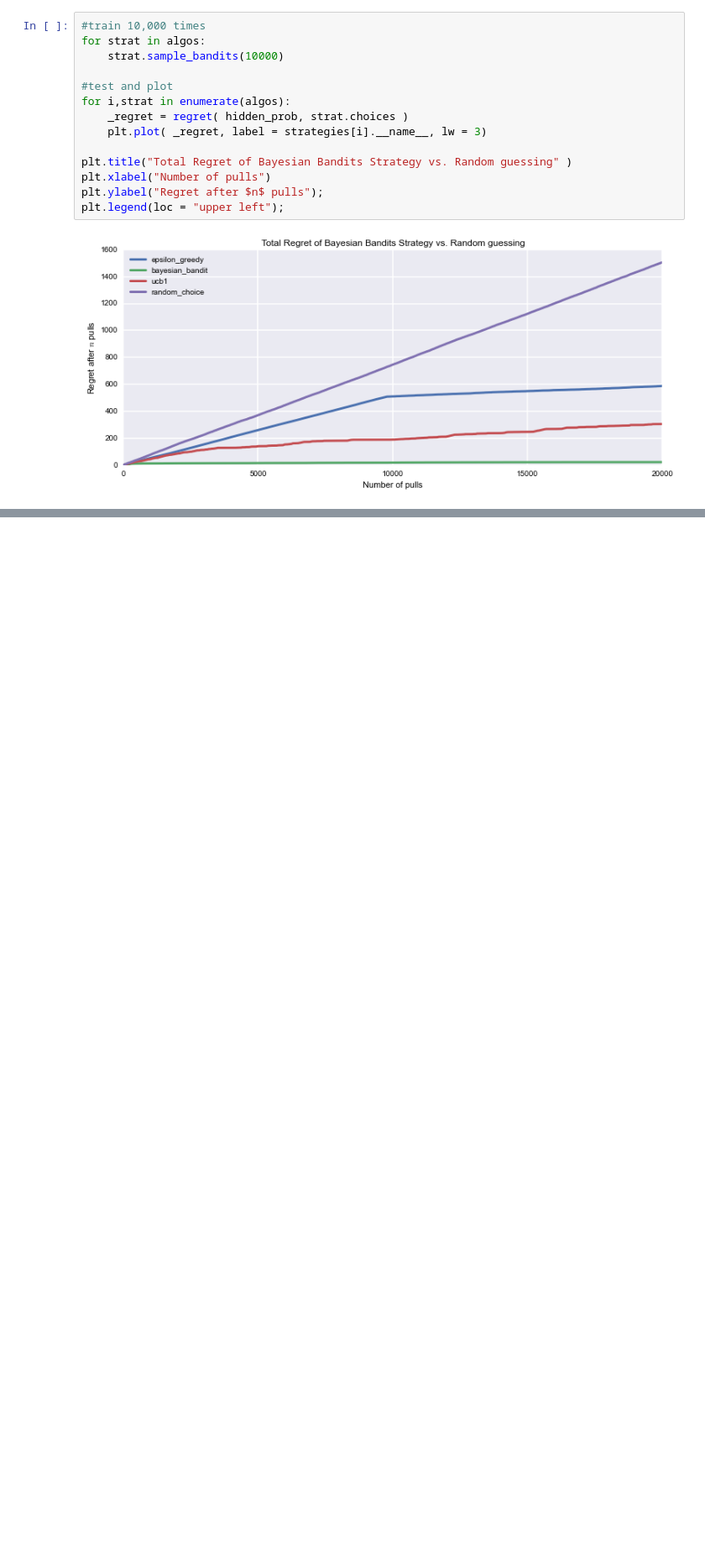
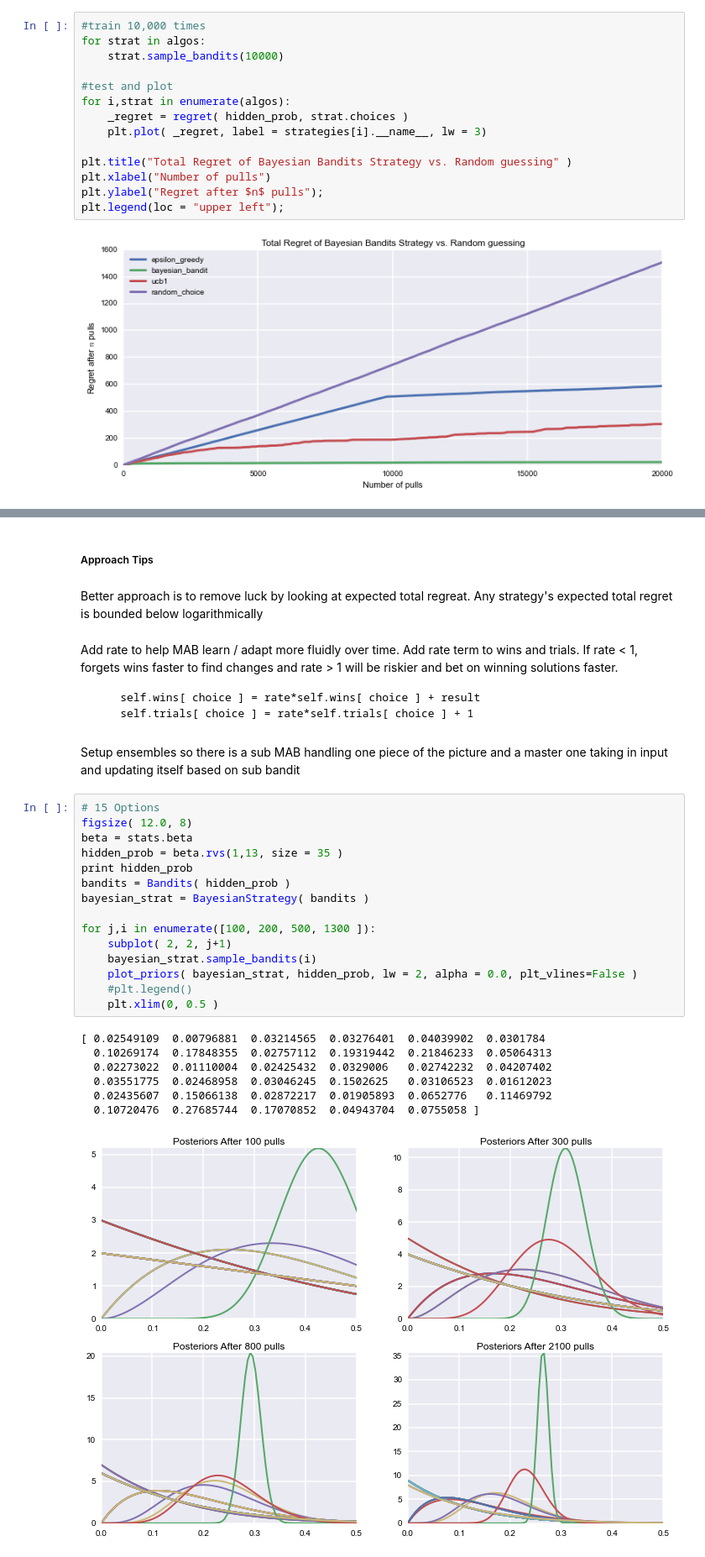
Before and after one commit to afcarl/MAB_Practice, a Jupyter notebook: MAB_WB.ipynb, the cells around one changed output, grey strips where cells are left out. Shown at 84% size. Saved outputs shown, nothing was run; the diff lists cells and outputs as text; blank space fills up the shorter version.

Commit message:
Added approach tips and ran algorithms on 15 options.

```diff
--- a/MAB_WB.ipynb
+++ b/MAB_WB.ipynb
@@ -229,0 +232,34 @@ plt.legend(loc = "upper left");
+# %% [markdown]
+##### Approach Tips
+# %% [markdown]
+Better approach is to remove luck by looking at expected total regreat. Any strategy's expected total regret is bounded below logarithmically
+# %% [markdown]
+Add rate to help MAB learn / adapt more fluidly over time. Add rate term to wins and trials. If rate < 1, forgets wins faster to find changes and rate > 1 will be riskier and bet on winning solutions faster.
+
+        self.wins[ choice ] = rate*self.wins[ choice ] + result
+        self.trials[ choice ] = rate*self.trials[ choice ] + 1
+# %% [markdown]
+Setup ensembles so there is a sub MAB handling one piece of the picture and a master one taking in input and updating itself based on sub bandit
+# %%
+# 15 Options
+figsize( 12.0, 8)
+beta = stats.beta
+hidden_prob = beta.rvs(1,13, size = 35 )
+print hidden_prob
+bandits = Bandits( hidden_prob )
+bayesian_strat = BayesianStrategy( bandits )
+
+for j,i in enumerate([100, 200, 500, 1300 ]):
+    subplot( 2, 2, j+1)
+    bayesian_strat.sample_bandits(i)
+    plot_priors( bayesian_strat, hidden_prob, lw = 2, alpha = 0.0, plt_vlines=False )
+    #plt.legend()
+    plt.xlim(0, 0.5 )
+# %% [output]
+[ 0.02549109  0.00796881  0.03214565  0.03276401  0.04039902  0.0301784
+  0.10269174  0.17848355  0.02757112  0.19319442  0.21846233  0.05064313
+  0.02273022  0.01110004  0.02425432  0.0329006   0.02742232  0.04207402
+  0.03551775  0.02468958  0.03046245  0.1502625   0.03106523  0.01612023
+  0.02435607  0.15066138  0.02872217  0.01905893  0.0652776   0.11469792
+  0.10720476  0.27685744  0.17070852  0.04943704  0.0755058 ]
+[figure, added]
```
Also changed, not shown: parts of 1 cell of this notebook.
